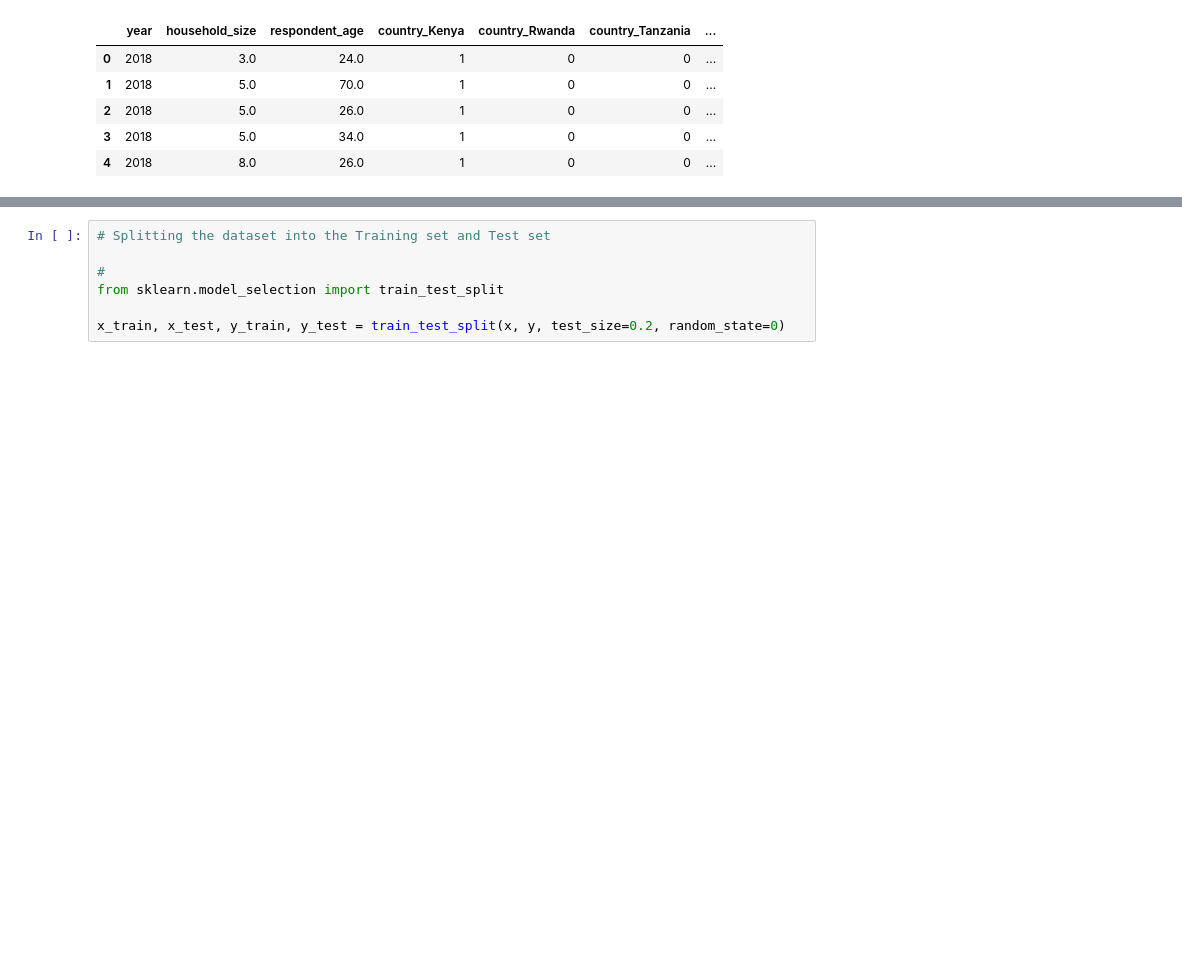
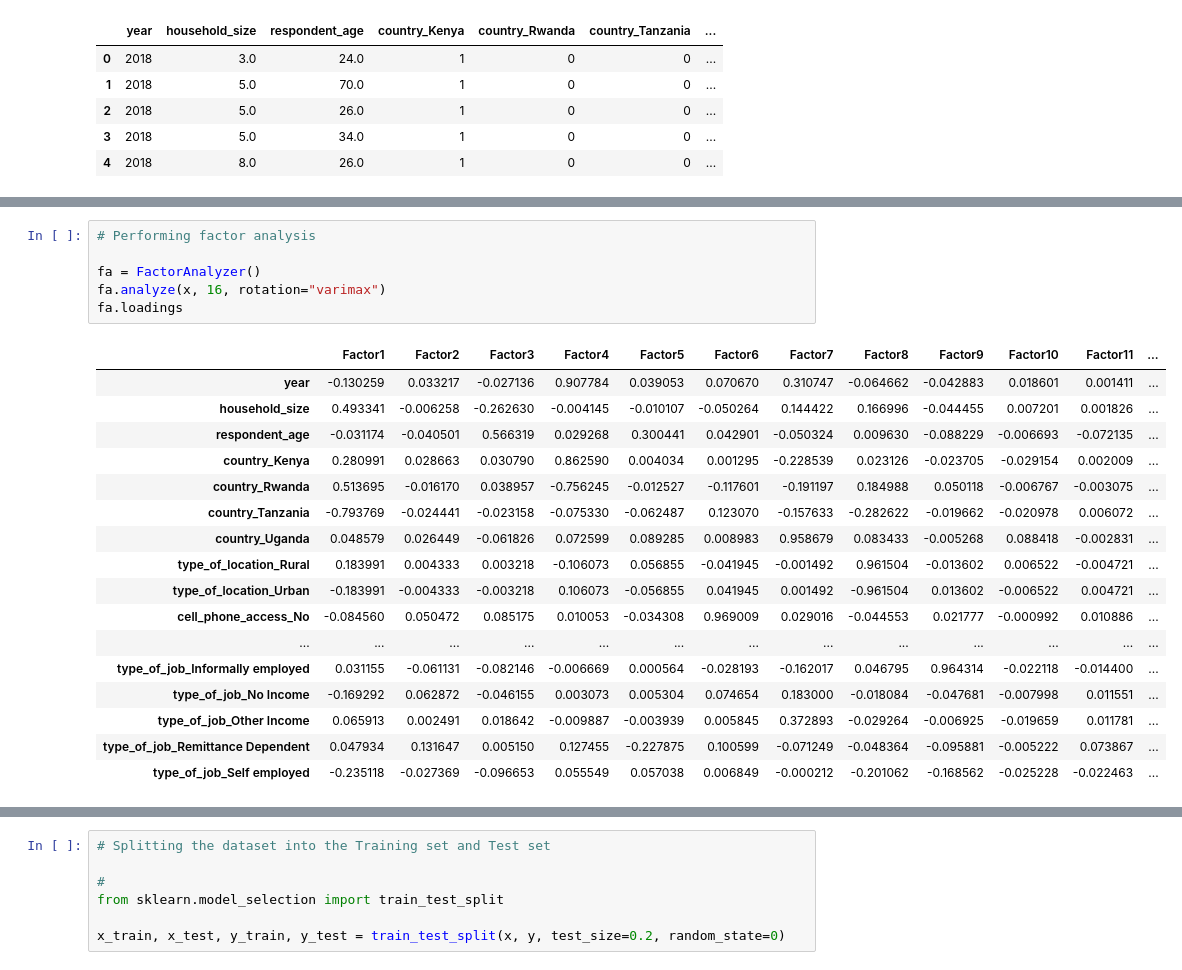
Before and after one commit to LucilleKaleha/Moringa_Data_Science_Core_W1_IP_2019_08, a Jupyter notebook: Moringa_Data_Science_W6_Independent_Project_2019_08_Lucille_Kaleha_Python_Notebook.ipynb, the cells around one changed output, grey strips where cells are left out. Drawn from its saved outputs; the diff is of its cells as text; blank space fills up the shorter version.

```diff
--- a/Moringa_Data_Science_W6_Independent_Project_2019_08_Lucille_Kaleha_Python_Notebook.ipynb
+++ b/Moringa_Data_Science_W6_Independent_Project_2019_08_Lucille_Kaleha_Python_Notebook.ipynb
@@ -257,0 +330,24 @@ x.head()
+# %%
+# Performing factor analysis
+
+fa = FactorAnalyzer()
+fa.analyze(x, 16, rotation="varimax")
+fa.loadings
+# %% [output]
+|  | Factor1 | Factor2 | Factor3 | Factor4 | Factor5 | Factor6 | Factor7 | Factor8 | Factor9 | Factor10 | Factor11 | ... |
+| year | -0.130259 | 0.033217 | -0.027136 | 0.907784 | 0.039053 | 0.070670 | 0.310747 | -0.064662 | -0.042883 | 0.018601 | 0.001411 | ... |
+| household_size | 0.493341 | -0.006258 | -0.262630 | -0.004145 | -0.010107 | -0.050264 | 0.144422 | 0.166996 | -0.044455 | 0.007201 | 0.001826 | ... |
+| respondent_age | -0.031174 | -0.040501 | 0.566319 | 0.029268 | 0.300441 | 0.042901 | -0.050324 | 0.009630 | -0.088229 | -0.006693 | -0.072135 | ... |
+| country_Kenya | 0.280991 | 0.028663 | 0.030790 | 0.862590 | 0.004034 | 0.001295 | -0.228539 | 0.023126 | -0.023705 | -0.029154 | 0.002009 | ... |
+| country_Rwanda | 0.513695 | -0.016170 | 0.038957 | -0.756245 | -0.012527 | -0.117601 | -0.191197 | 0.184988 | 0.050118 | -0.006767 | -0.003075 | ... |
+| country_Tanzania | -0.793769 | -0.024441 | -0.023158 | -0.075330 | -0.062487 | 0.123070 | -0.157633 | -0.282622 | -0.019662 | -0.020978 | 0.006072 | ... |
+| country_Uganda | 0.048579 | 0.026449 | -0.061826 | 0.072599 | 0.089285 | 0.008983 | 0.958679 | 0.083433 | -0.005268 | 0.088418 | -0.002831 | ... |
+| type_of_location_Rural | 0.183991 | 0.004333 | 0.003218 | -0.106073 | 0.056855 | -0.041945 | -0.001492 | 0.961504 | -0.013602 | 0.006522 | -0.004721 | ... |
+| type_of_location_Urban | -0.183991 | -0.004333 | -0.003218 | 0.106073 | -0.056855 | 0.041945 | 0.001492 | -0.961504 | 0.013602 | -0.006522 | 0.004721 | ... |
+| cell_phone_access_No | -0.084560 | 0.050472 | 0.085175 | 0.010053 | -0.034308 | 0.969009 | 0.029016 | -0.044553 | 0.021777 | -0.000992 | 0.010886 | ... |
+| ... | ... | ... | ... | ... | ... | ... | ... | ... | ... | ... | ... | ... |
+| type_of_job_Informally employed | 0.031155 | -0.061131 | -0.082146 | -0.006669 | 0.000564 | -0.028193 | -0.162017 | 0.046795 | 0.964314 | -0.022118 | -0.014400 | ... |
+| type_of_job_No Income | -0.169292 | 0.062872 | -0.046155 | 0.003073 | 0.005304 | 0.074654 | 0.183000 | -0.018084 | -0.047681 | -0.007998 | 0.011551 | ... |
+| type_of_job_Other Income | 0.065913 | 0.002491 | 0.018642 | -0.009887 | -0.003939 | 0.005845 | 0.372893 | -0.029264 | -0.006925 | -0.019659 | 0.011781 | ... |
+| type_of_job_Remittance Dependent | 0.047934 | 0.131647 | 0.005150 | 0.127455 | -0.227875 | 0.100599 | -0.071249 | -0.048364 | -0.095881 | -0.005222 | 0.073867 | ... |
+| type_of_job_Self employed | -0.235118 | -0.027369 | -0.096653 | 0.055549 | 0.057038 | 0.006849 | -0.000212 | -0.201062 | -0.168562 | -0.025228 | -0.022463 | ... |
```
Also changed, not shown: parts of 40 cells of this notebook.
